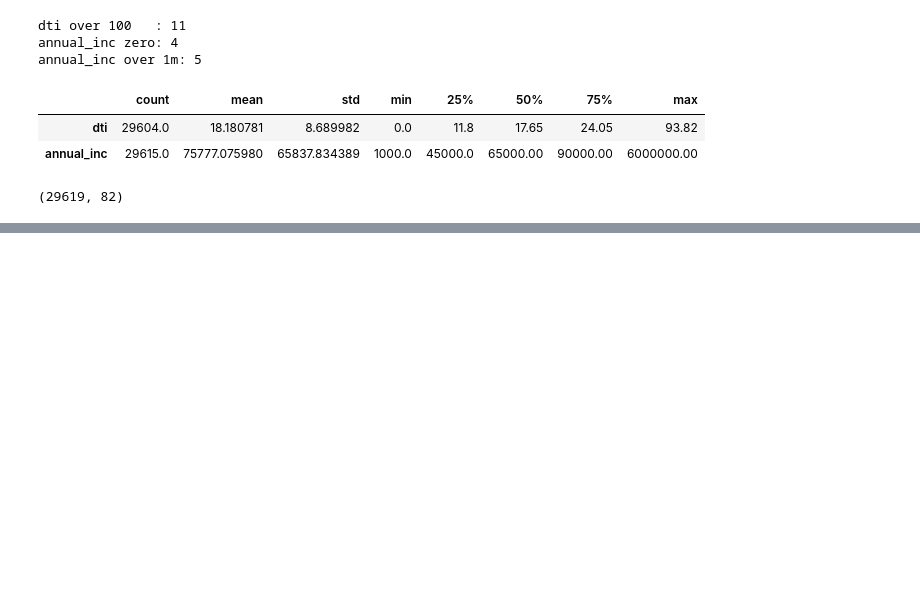
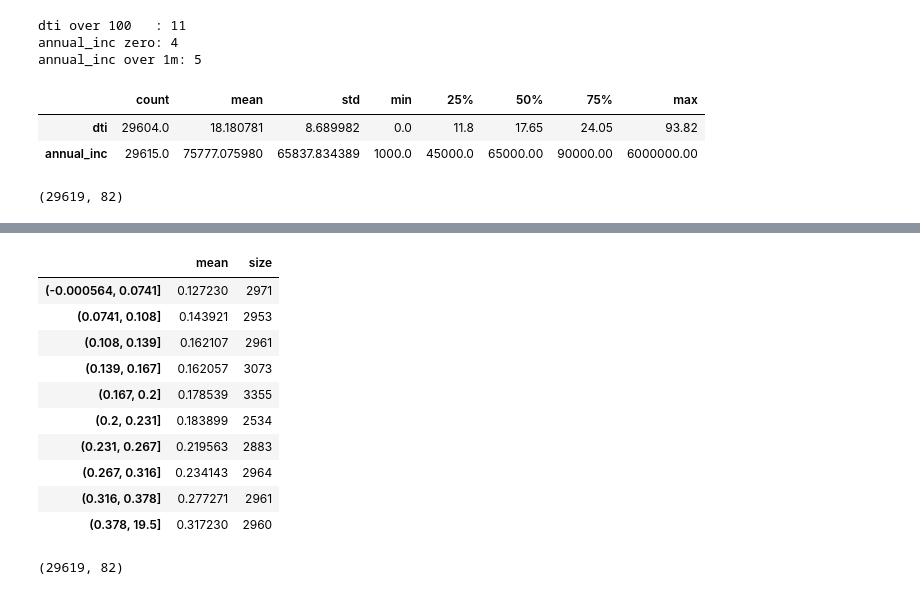
Before and after one commit to Mehdi-mo/credit-risk-engine, a Jupyter notebook: notebooks/02_clean_and_explore.ipynb, the cells around one changed output, grey strips where cells are left out. Cells and saved outputs as stored; diff of their text form; code cells hidden in the pictures; blank space fills up the shorter version.

```diff
--- a/notebooks/02_clean_and_explore.ipynb
+++ b/notebooks/02_clean_and_explore.ipynb
@@ -450,0 +498,22 @@ print(model_df.shape)
+# %%
+loan_to_income = model_df['loan_amnt'] / model_df['annual_inc']
+
+bands = pd.qcut(loan_to_income, 10 , duplicates='drop')
+model_df.groupby(bands)['target'].agg(['mean', 'size'])
+# %% [output]
+|  | mean | size |
+| (-0.000564, 0.0741] | 0.127230 | 2971 |
+| (0.0741, 0.108] | 0.143921 | 2953 |
+| (0.108, 0.139] | 0.162107 | 2961 |
+| (0.139, 0.167] | 0.162057 | 3073 |
+| (0.167, 0.2] | 0.178539 | 3355 |
+| (0.2, 0.231] | 0.183899 | 2534 |
+| (0.231, 0.267] | 0.219563 | 2883 |
+| (0.267, 0.316] | 0.234143 | 2964 |
+| (0.316, 0.378] | 0.277271 | 2961 |
+| (0.378, 19.5] | 0.317230 | 2960 |
+# %%
+model_df.to_parquet('../data/processed/model_table.parquet', index=False)
+print(model_df.shape)
+# %% [output]
+(29619, 82)
```
Also changed, not shown: parts of 3 cells of this notebook, 1 other file.
